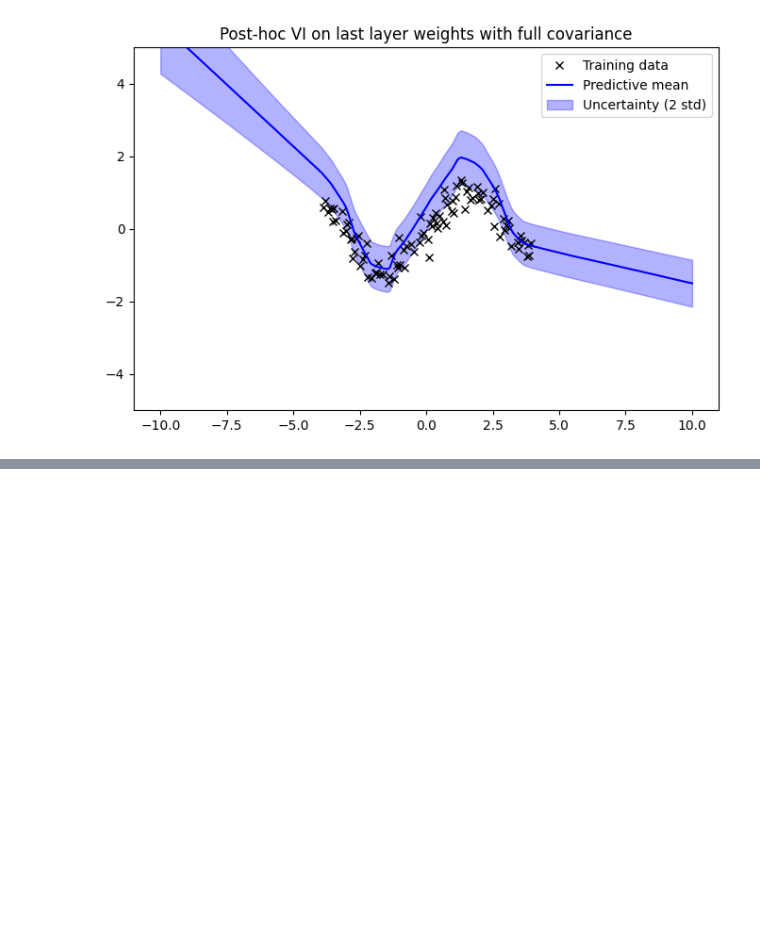
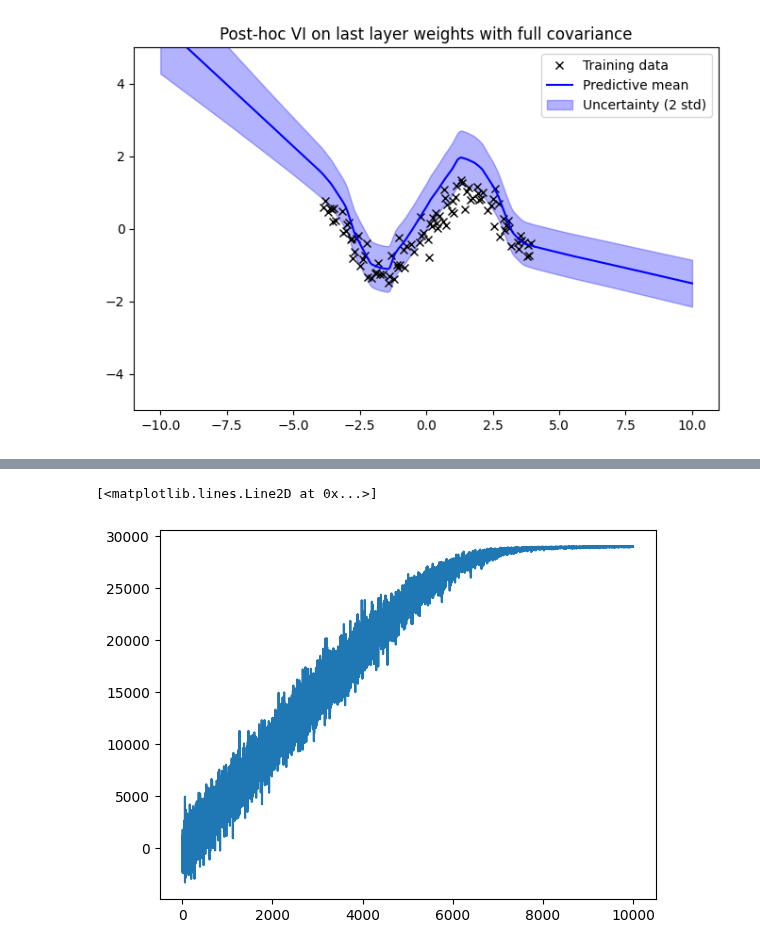
Before and after one commit to clarahoffmann/last-layer-inf, a Jupyter notebook: src/vi_closed.ipynb, the cells around one changed output, grey strips where cells are left out. Cells and saved outputs as stored; diff of their text form; code cells hidden in the pictures; blank space fills up the shorter version.

```diff
--- a/src/vi_closed.ipynb
+++ b/src/vi_closed.ipynb
@@ -377,27 +377,3 @@ pred_mean = (Psi_test @  last_layer_vi.mu.T).detach().numpy().squeeze()
 Sigma_q  = last_layer_vi.get_Sigma_q().squeeze()
 Z = torch.diag(Psi_test @ torch.diag(Sigma_q[:L]) @ Psi_test.T)
 pred_std = torch.sqrt(Z + sigma_eps_sq).detach().numpy()
-# %%
-"""S = 10 # number of MC samples
-ys_grid = torch.arange(-5, 5, 0.01)
-pdf_hats = []
-with torch.no_grad():
-    for _ in tqdm(range(S)):
-
-        # draw tau_sq, sigma_eps^2 from var. distribution
-        Sigma_q = last_layer_vi.get_Sigma_q().squeeze()
-        tau_sq_sample = torch.exp(last_layer_vi.log_tau_sq + torch.randn(1) * torch.sqrt(Sigma_q[-2]))
-        sigma_eps_sq_sample = torch.exp(last_layer_vi.log_sigma_eps_sq + torch.randn(1) * torch.sqrt(Sigma_q[-1]))
-
-        X_test = torch.linspace(-10,10, 300).unsqueeze(1)
-        Psi_test = lli_net.get_ll_embedd(X_test)
-
-        pred_mean = (Psi_test @  last_layer_vi.mu.T).squeeze()
-        Z = Psi_test * tau_sq_sample
-        pred_std = torch.sqrt((Z ** 2).sum(dim=1) + sigma_eps_sq_sample).squeeze()
-
-        dist = torch.distributions.Normal(loc = pred_mean, scale = pred_std)
-        # not to forget to exponentiate log prob
-        pdf_hat = torch.stack([torch.exp(dist.log_prob(y)) for y in ys_grid])
-        pdf_hats.append(pdf_hat)
-pdf_hats = torch.stack(pdf_hats) # shape MC-samples, ys_grid, N"""
@@ -450,0 +556,5 @@ with torch.no_grad():
+# %%
+plt.plot(elbos)
+# %% [output]
+[<matplotlib.lines.Line2D at 0x...>]
+[figure, added]
```
Also changed, not shown: parts of 10 cells of this notebook.
